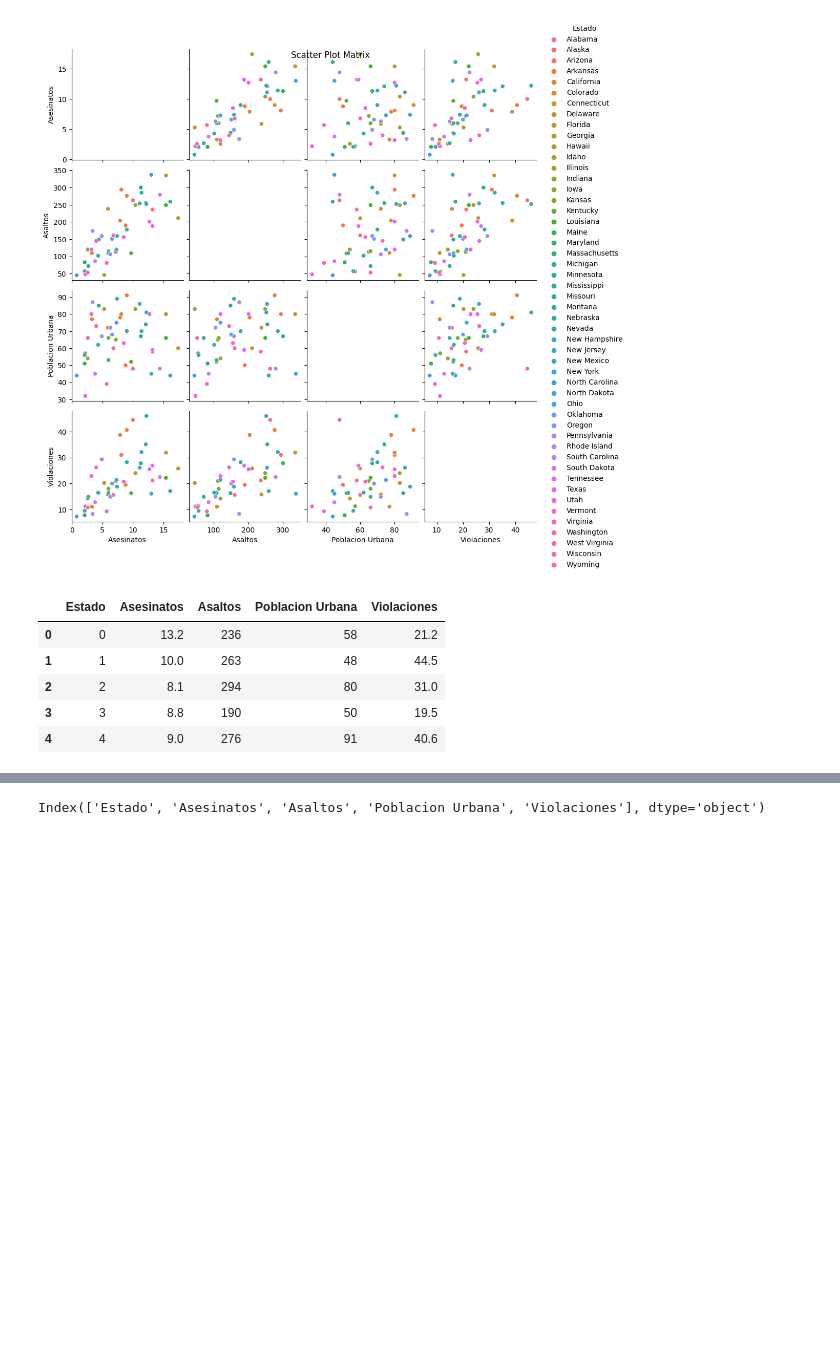
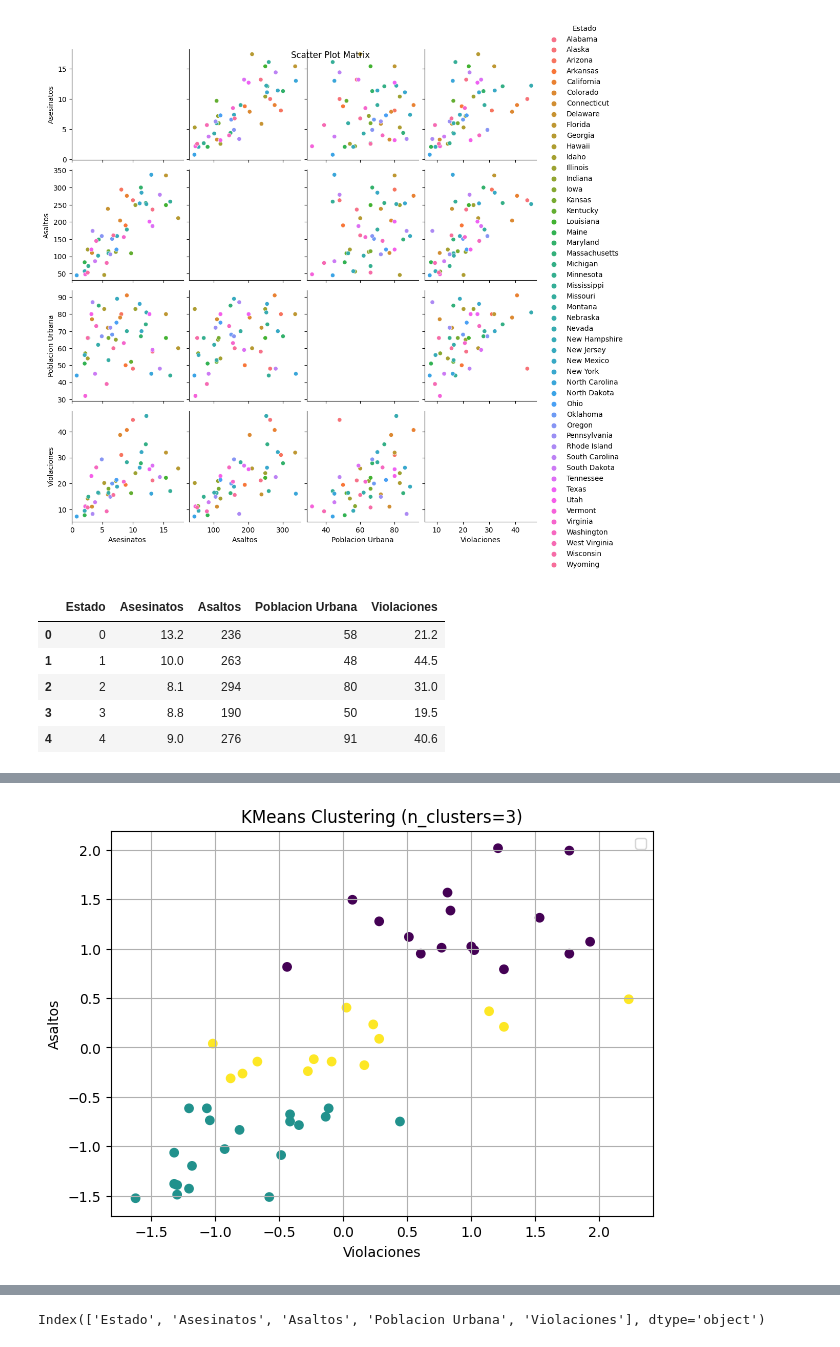
Before and after one commit to IvanGonzal0/Proyecto3_BigData_Clustering, a Jupyter notebook: Proyecto3_BigData_IvanGonzaloTapia.ipynb, the cells around one changed output, grey strips where cells are left out. Drawn from its saved outputs; the diff is of its cells as text; code cells hidden in the pictures; blank space fills up the shorter version.

```diff
--- a/Proyecto3_BigData_IvanGonzaloTapia.ipynb
+++ b/Proyecto3_BigData_IvanGonzaloTapia.ipynb
@@ -107,3 +135,18 @@ find_optimal_clusters_kmeans(df_crimenes, 10)
 # %%
 kmeans = KMeans(n_clusters=3)
-clusters = kmeans.fit_predict(df_crimenes)
+clusters = kmeans.fit_predict(X)
+# %%
+#X_scaled con StandardScaler de  SKlearn
+
+df_crimenes['cluster'] = kmeans.fit_predict(X)
+plt.figure(figsize=(7, 5))
+
+X_scaled = scaler.fit_transform(X)
+plt.scatter(X_scaled[:, 0], X_scaled[:, 1], c=df_crimenes['cluster'], cmap='viridis')
+plt.title('KMeans Clustering (n_clusters=3)')
+plt.xlabel("Violaciones")
+plt.ylabel("Asaltos")
+plt.legend()
+plt.grid(True)
+plt.show()
+# %% [output]
@@ -109,0 +154 @@ clusters = kmeans.fit_predict(df_crimenes)
+[figure, added]
```
Also changed, not shown: parts of 7 cells of this notebook.
